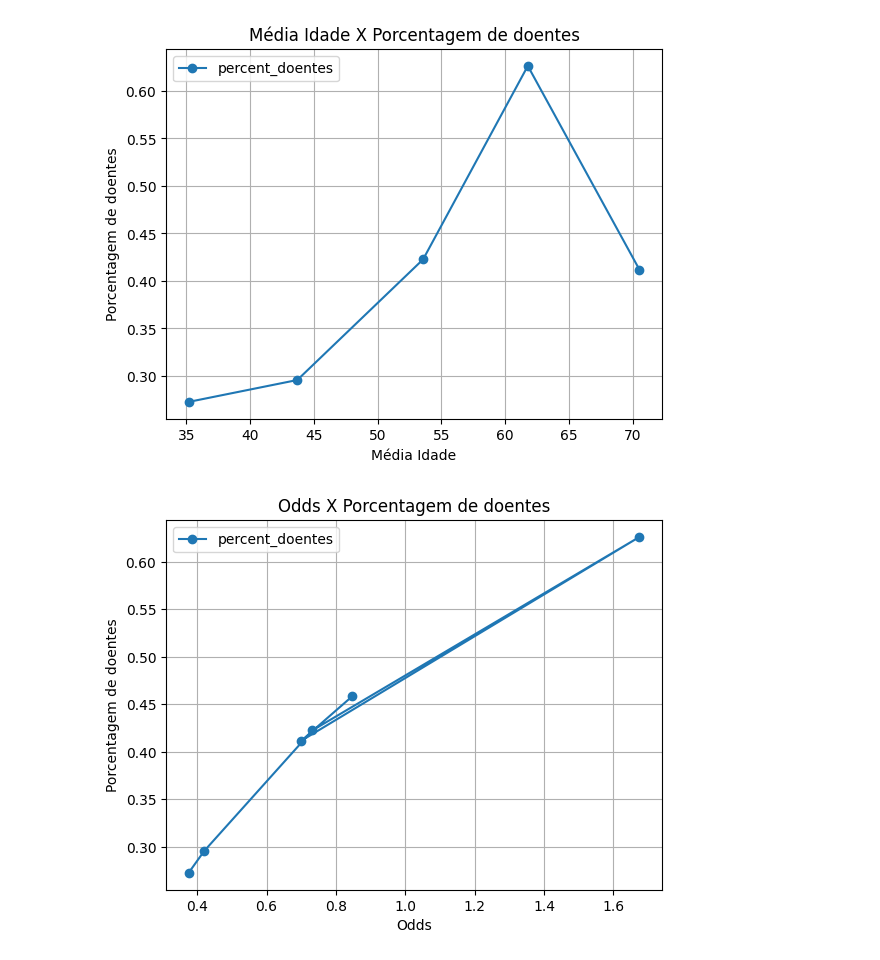
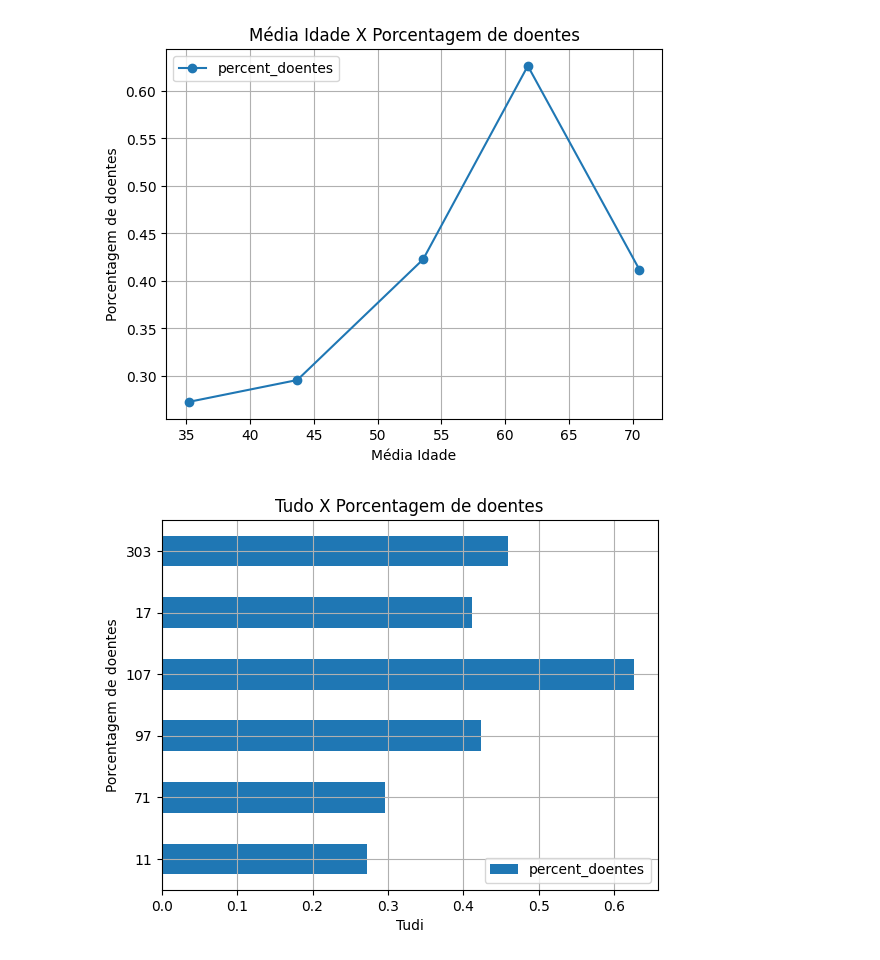
Before and after one commit to piresthiago10/estudos_data_science, a Jupyter notebook: modulo_18_regressao_logistica/mod18_tarefa_1.ipynb, the cells around one changed output. Cells and saved outputs as stored; diff of their text form; code cells hidden in the pictures.

```diff
--- a/modulo_18_regressao_logistica/mod18_tarefa_1.ipynb
+++ b/modulo_18_regressao_logistica/mod18_tarefa_1.ipynb
@@ -169,13 +169,13 @@ plt.show()
 # %% [output]
 [figure]
 # %%
-tab_age.plot(x='chance_odds', y='percent_doentes', kind='line', marker='o')
+tab_age.plot(x='All', y='percent_doentes', kind='barh')
 
 # Mostrando o gráfico
-plt.xlabel('Odds')
+plt.xlabel('Tudi')
 plt.ylabel('Porcentagem de doentes')
-plt.title('Odds X Porcentagem de doentes')
+plt.title('Tudo X Porcentagem de doentes')
 plt.grid(True)
 plt.show()
 # %% [output]
-[figure, old version]
+[figure, new version]
```
